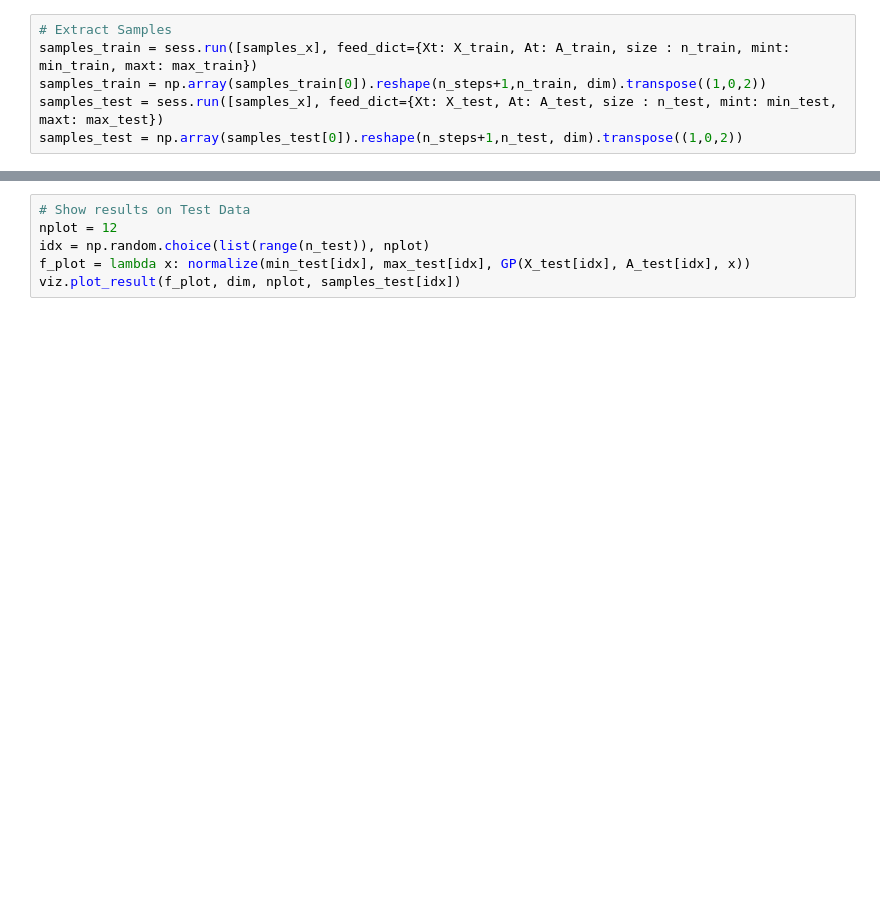
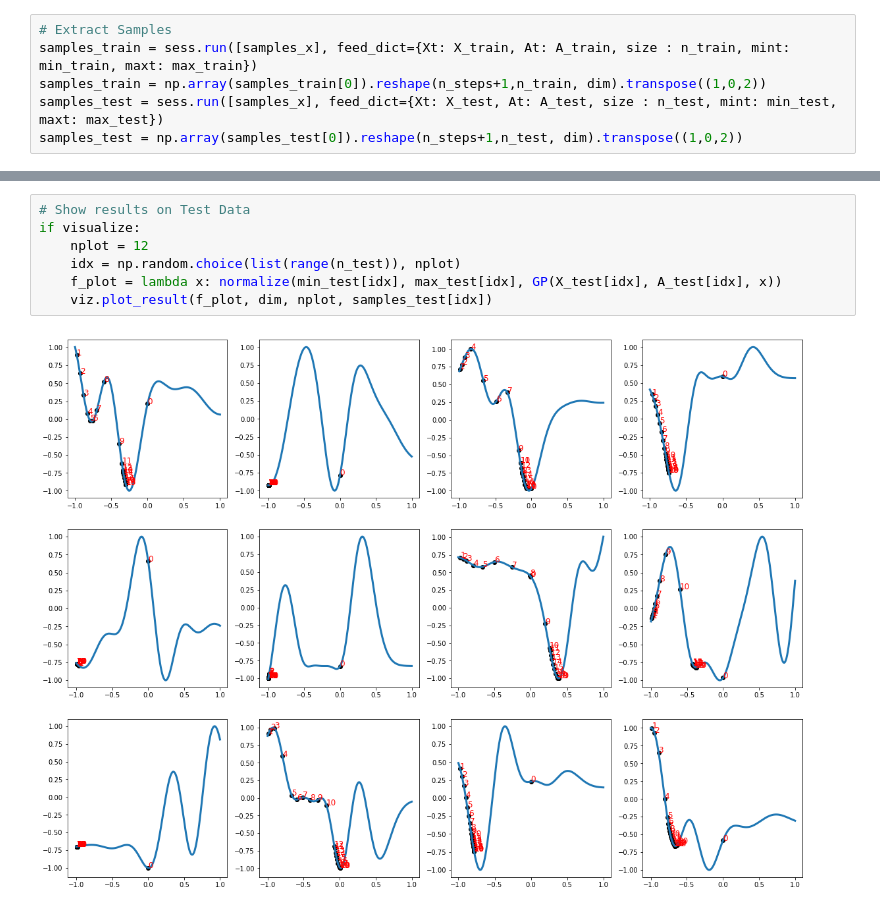
Before and after one commit to p16i/blackbox-optimization-using-rnns, a Jupyter notebook: GPOptimizeLSTM.ipynb, the cells around one changed output, grey strips where cells are left out. Cells and saved outputs as stored; diff of their text form; blank space fills up the shorter version.

```diff
--- a/GPOptimizeLSTM.ipynb
+++ b/GPOptimizeLSTM.ipynb
@@ -213,6 +224,9 @@ viz.plot_result(f_plot, dim, nplot, samples_train[idx])
 # %%
 # Show results on Test Data
-nplot = 12
-idx = np.random.choice(list(range(n_test)), nplot)
-f_plot = lambda x: normalize(min_test[idx], max_test[idx], GP(X_test[idx], A_test[idx], x))
-viz.plot_result(f_plot, dim, nplot, samples_test[idx])
+if visualize:
+    nplot = 12
+    idx = np.random.choice(list(range(n_test)), nplot)
+    f_plot = lambda x: normalize(min_test[idx], max_test[idx], GP(X_test[idx], A_test[idx], x))
+    viz.plot_result(f_plot, dim, nplot, samples_test[idx])
+# %% [output]
+[figure, added]
```
Also changed, not shown: parts of 9 cells of this notebook.
